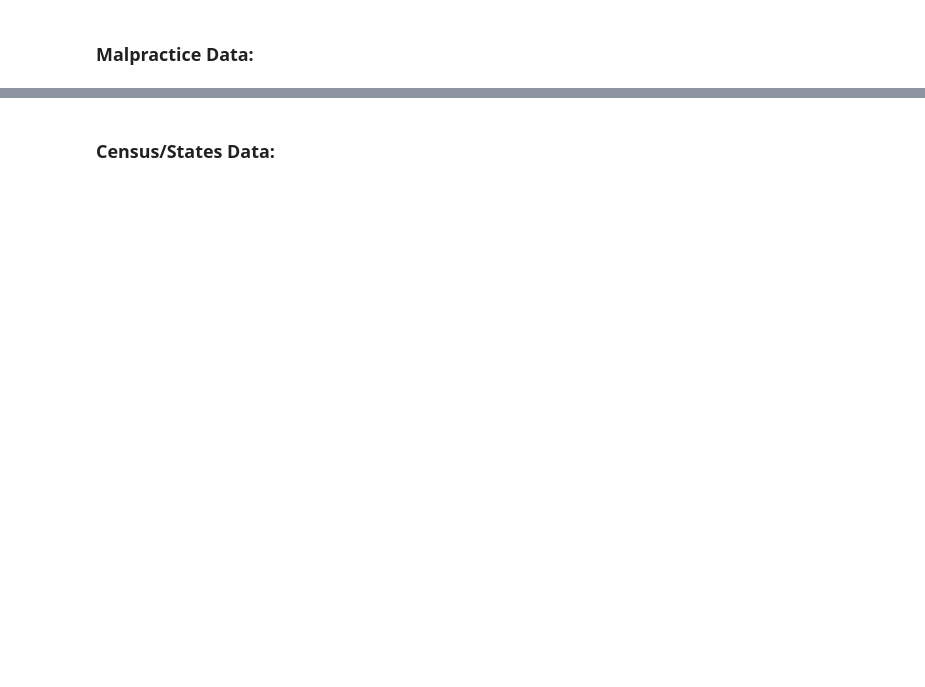
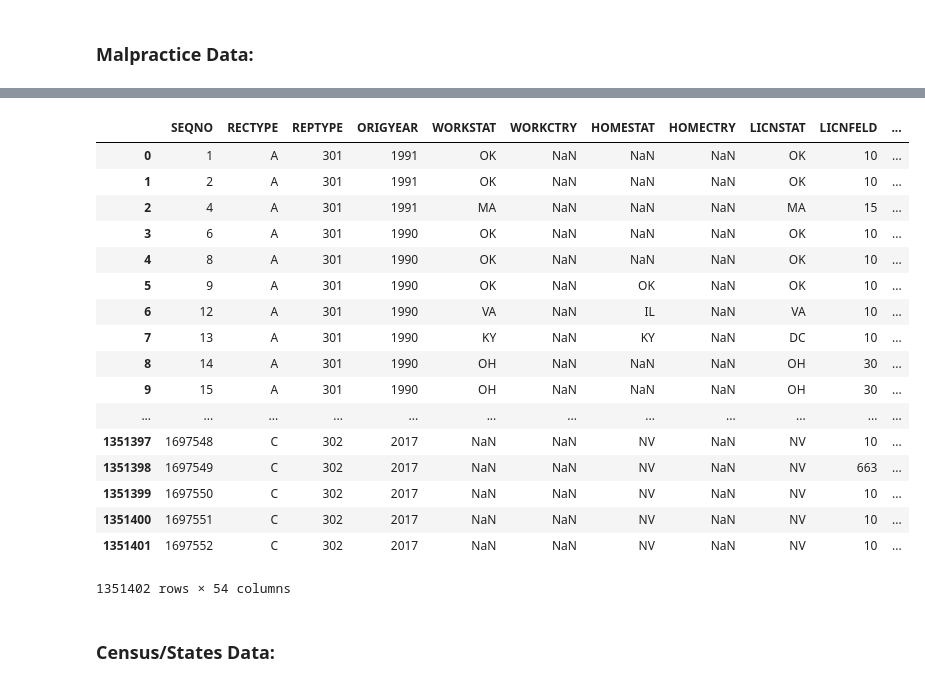
Before and after one commit to dmeral/DSI_projectproposal, a Jupyter notebook: Project_Proposal_FINAL.ipynb, the cells around one changed output, grey strips where cells are left out. Saved outputs shown, nothing was run; the diff lists cells and outputs as text; code cells hidden in the pictures; blank space fills up the shorter version.

```diff
--- a/Project_Proposal_FINAL.ipynb
+++ b/Project_Proposal_FINAL.ipynb
@@ -33,4 +43,25 @@ Index(['SEQNO', 'RECTYPE', 'REPTYPE', 'ORIGYEAR', 'WORKSTAT', 'WORKCTRY',
       dtype='object')
+# %%
+data
+# %% [output]
+|  | SEQNO | RECTYPE | REPTYPE | ORIGYEAR | WORKSTAT | WORKCTRY | HOMESTAT | HOMECTRY | LICNSTAT | LICNFELD | ... |
+| 0 | 1 | A | 301 | 1991 | OK | NaN | NaN | NaN | OK | 10 | ... |
+| 1 | 2 | A | 301 | 1991 | OK | NaN | NaN | NaN | OK | 10 | ... |
+| 2 | 4 | A | 301 | 1991 | MA | NaN | NaN | NaN | MA | 15 | ... |
+| 3 | 6 | A | 301 | 1990 | OK | NaN | NaN | NaN | OK | 10 | ... |
+| 4 | 8 | A | 301 | 1990 | OK | NaN | NaN | NaN | OK | 10 | ... |
+| 5 | 9 | A | 301 | 1990 | OK | NaN | OK | NaN | OK | 10 | ... |
+| 6 | 12 | A | 301 | 1990 | VA | NaN | IL | NaN | VA | 10 | ... |
+| 7 | 13 | A | 301 | 1990 | KY | NaN | KY | NaN | DC | 10 | ... |
+| 8 | 14 | A | 301 | 1990 | OH | NaN | NaN | NaN | OH | 30 | ... |
+| 9 | 15 | A | 301 | 1990 | OH | NaN | NaN | NaN | OH | 30 | ... |
+| ... | ... | ... | ... | ... | ... | ... | ... | ... | ... | ... | ... |
+| 1351397 | 1697548 | C | 302 | 2017 | NaN | NaN | NV | NaN | NV | 10 | ... |
+| 1351398 | 1697549 | C | 302 | 2017 | NaN | NaN | NV | NaN | NV | 663 | ... |
+| 1351399 | 1697550 | C | 302 | 2017 | NaN | NaN | NV | NaN | NV | 10 | ... |
+| 1351400 | 1697551 | C | 302 | 2017 | NaN | NaN | NV | NaN | NV | 10 | ... |
+| 1351401 | 1697552 | C | 302 | 2017 | NaN | NaN | NV | NaN | NV | 10 | ... |
+1351402 rows × 54 columns
 # %% [markdown]
 ### Census/States Data:
 # %%
```
Also changed, not shown: parts of 36 cells of this notebook.
